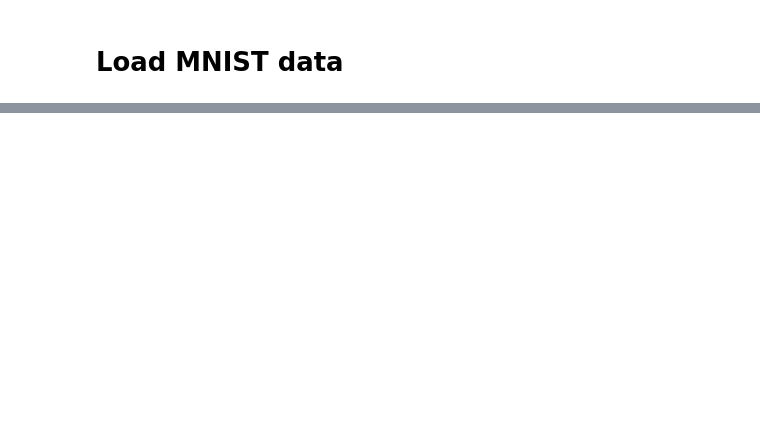
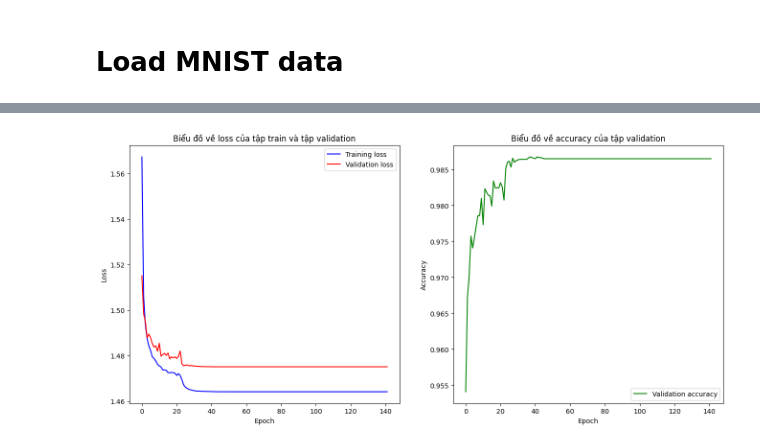
Before and after one commit to QioCas/DL-final-project, a Jupyter notebook: report.ipynb, the cells around one changed output, grey strips where cells are left out. Drawn from its saved outputs; the diff is of its cells as text; code cells hidden in the pictures; blank space fills up the shorter version.

```diff
--- a/report.ipynb
+++ b/report.ipynb
@@ -126,0 +90,20 @@ NameError: name 'inputs' is not defined
+# %%
+def Train_model():
+    model.train()
+    total_loss = 0.0
+
+
+    for inputs, labels in trainloader:
+        inputs, labels = inputs.to(device), labels.to(device)
+
+        predictions = model(inputs)
+        loss = loss_fn(predictions, labels)
+
+        optimizer.zero_grad()
+        loss.backward()
+        optimizer.step()
+        total_loss += loss.item()
+
+
+    loss = total_loss / len(trainloader)
+    return loss
@@ -126,0 +169,8 @@ NameError: name 'inputs' is not defined
+# %%
+device = torch.device('cuda' if torch.cuda.is_available() else 'cpu')
+model = LeNet5().to(device)
+
+loss_fn = nn.CrossEntropyLoss() # loss function
+optimizer = torch.optim.Adam(model.parameters(), lr=0.001) # optimizer
+early_stopping = Early_stopping(patience=100, delta=0)
+scheduler = optim.lr_scheduler.ReduceLROnPlateau(optimizer, mode='min', factor=0.1, patience=5)
@@ -126,0 +286,19 @@ NameError: name 'inputs' is not defined
+# %%
+fig, axes = plt.subplots(1, 2, figsize=(16, 7))
+
+axes[0].plot(trainloss_list, label='Training loss', color='blue')
+axes[0].plot(valloss_list, label='Validation loss', color='red')
+axes[0].set_xlabel('Epoch')
+axes[0].set_ylabel('Loss')
+axes[0].set_title('Biểu đồ về loss của tập train và tập validation')
+axes[0].legend()
+
+axes[1].plot(valaccuracy_list, label='Validation accuracy', color='green')
+axes[1].set_xlabel('Epoch')
+axes[1].set_ylabel('Accuracy')
+axes[1].set_title('Biểu đồ về accuracy của tập validation')
+axes[1].legend()
+
+plt.show()
+# %% [output]
+[figure, added]
```
Also changed, not shown: parts of 17 cells of this notebook.
